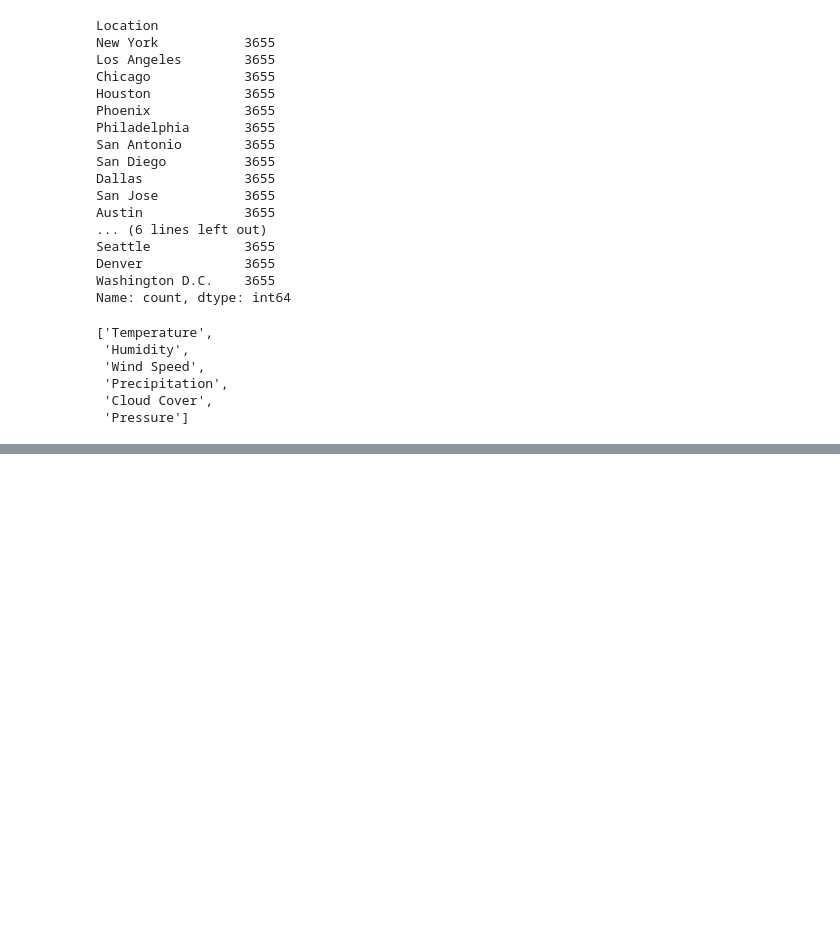
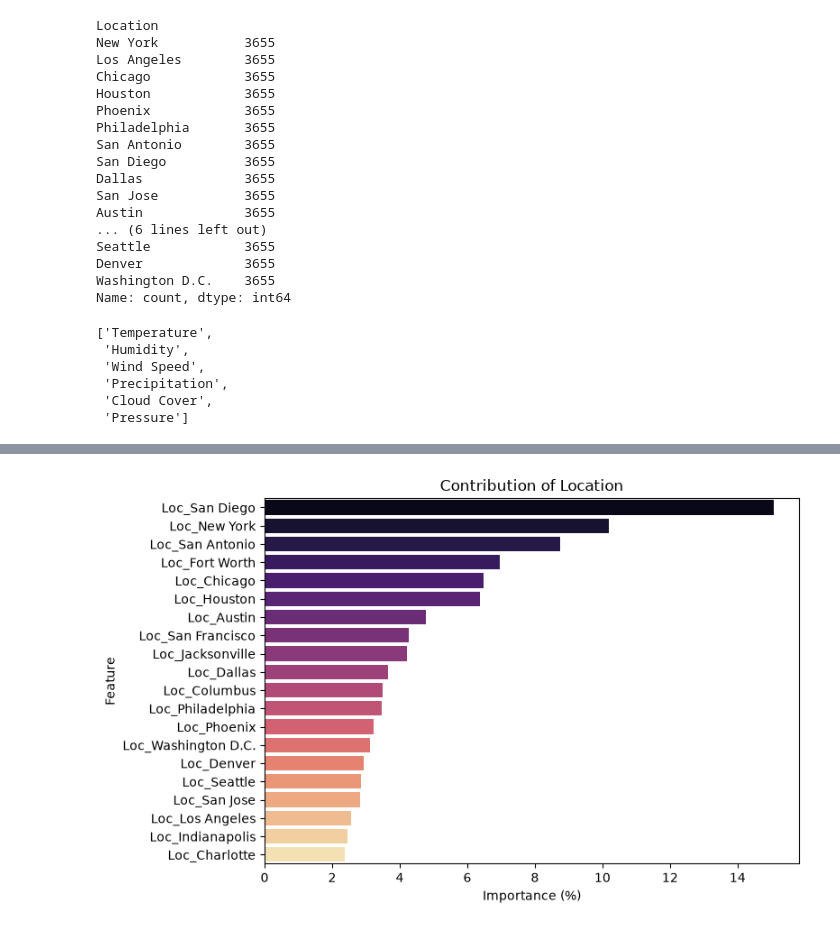
Before and after one commit to Ritupriya-Chowdhury/USA-Rain-Prediction, a Jupyter notebook: usa_rain_prediction.ipynb, the cells around one changed output, grey strips where cells are left out. Cells and saved outputs as stored; diff of their text form; code cells hidden in the pictures; blank space fills up the shorter version.

```diff
--- a/usa_rain_prediction.ipynb
+++ b/usa_rain_prediction.ipynb
@@ -132,0 +140,20 @@ plt.show()
+# %%
+
+X_d = pd.get_dummies(df['Location'], prefix='Loc')
+rf_other = RandomForestClassifier(n_estimators=300, random_state=42, n_jobs=-1)
+rf_other.fit(X_d, y)
+
+imp_loc = pd.DataFrame({
+    'Feature': X_d.columns,
+    'Importance': rf_other.feature_importances_
+}).sort_values('Importance', ascending=False)
+imp_loc ['Importance (%)'] = imp_loc ['Importance'] * 100          # convert to percentage
+imp_loc  = imp_loc.sort_values('Importance (%)', ascending=False)  # sort so bars read high→low
+
+plt.figure(figsize=(8, 5))
+sns.barplot(data=imp_loc , x='Importance (%)', y='Feature', hue='Feature', palette='magma')
+plt.title('Contribution of Location')
+plt.tight_layout()
+plt.show()
+# %% [output]
+[figure, added]
```
Also changed, not shown: parts of 3 cells of this notebook.
